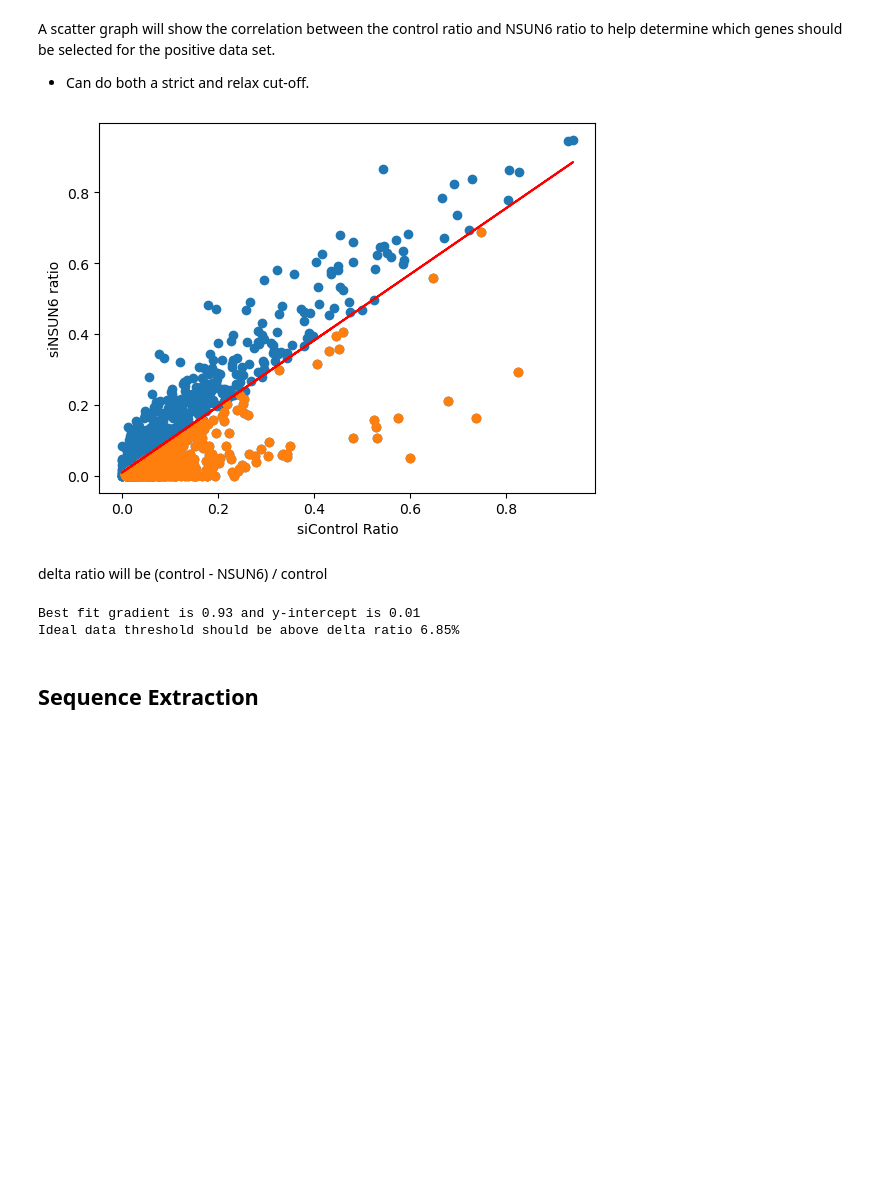
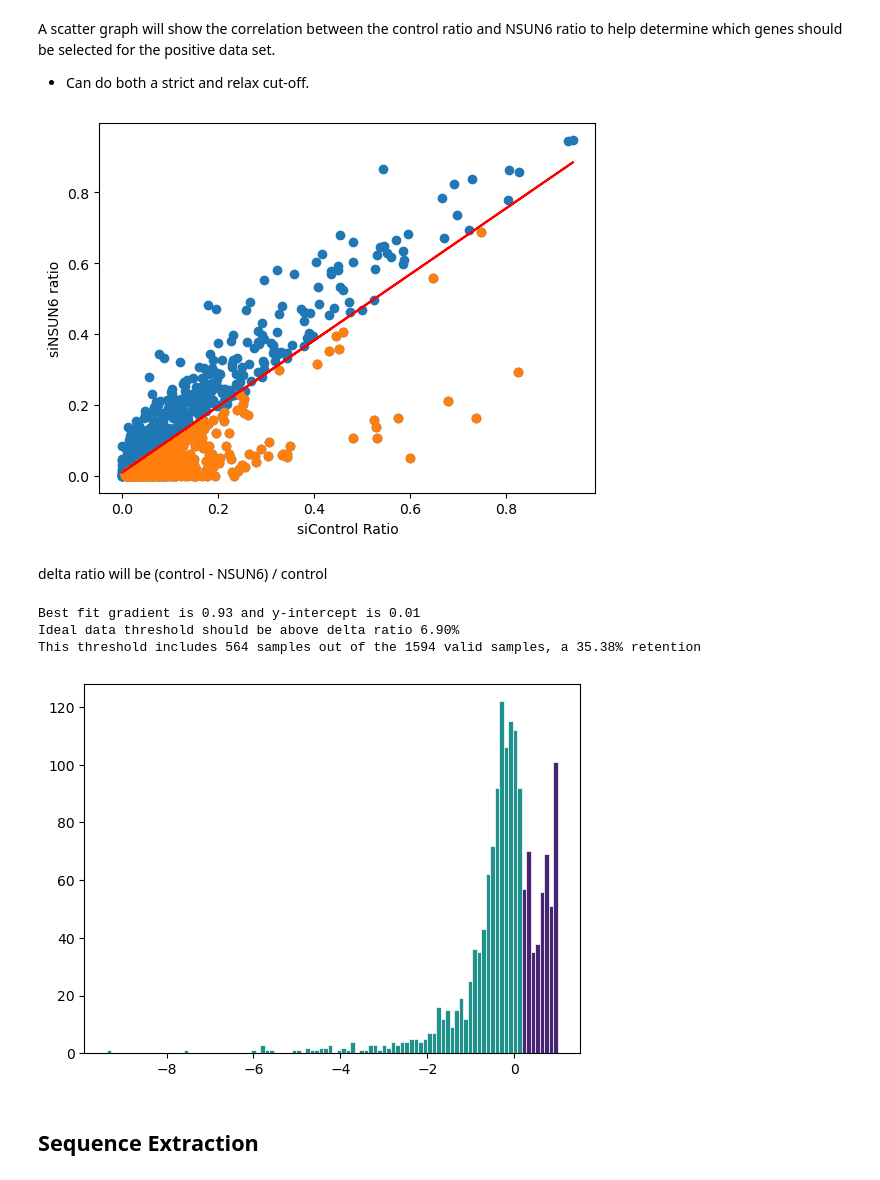
Before and after one commit to EvenJoels/MLRNAProject, a Jupyter notebook: UBS-SeqDemoTask/sequence_extraction.ipynb, the cells around one changed output. Saved outputs shown, nothing was run; the diff lists cells and outputs as text; code cells hidden in the pictures; blank space fills up the shorter version.

```diff
--- a/UBS-SeqDemoTask/sequence_extraction.ipynb
+++ b/UBS-SeqDemoTask/sequence_extraction.ipynb
@@ -28,6 +67,7 @@ The data needs to be filtered to remove genes that were not sampled enough to be
 # %%
 ubsseq_data_sample_count = ubsseq_data_raw[['unconverted', 'converted']].sum(axis=1)
 ubsseq_data_significant = ubsseq_data_raw[ubsseq_data_sample_count > sample_count_threshold]
+ubsseq_data_significant = ubsseq_data_significant[ubsseq_data_significant['chrom'] != 'MT']
 ubsseq_data_significant_shape = ubsseq_data_significant.shape
 print(f"Filtered data contains {ubsseq_data_significant_shape[0]} genes out of an initial {ubsseq_data_raw_shape[0]} genes, a {ubsseq_data_significant_shape[0]/ubsseq_data_raw_shape[0]*100:.2f}% retention")
 # %% [output]
@@ -53,15 +93,43 @@ plt.scatter(gene_search['ratio_siControl'], gene_search['ratio_siNSUN6'], label=
 
 plt.show()
 # %% [output]
-[figure, old version]
+[figure, new version]
 # %% [markdown]
 delta ratio will be (control - NSUN6) / control
 # %%
 print(f"Best fit gradient is {a:.2f} and y-intercept is {b:.2f}")
-print(f"Ideal data threshold should be above delta ratio {(1-a) * 100:.2f}%")
+ideal_delta_threshold = 1 - a
+print(f"Ideal data threshold should be above delta ratio {(ideal_delta_threshold) * 100:.2f}%")
+ubsseq_data_likely_NSUN6_modified = ubsseq_data_significant[ubsseq_data_significant['delta_ratio'] > ideal_delta_threshold]
+ubsseq_data_likely_NSUN6_modified_shape = ubsseq_data_likely_NSUN6_modified.shape
+print(f"This threshold includes {ubsseq_data_likely_NSUN6_modified_shape[0]} samples out of the {ubsseq_data_significant_shape[0]} valid samples, a {ubsseq_data_likely_NSUN6_modified_shape[0]/ubsseq_data_significant_shape[0]*100:.2f}% retention")
+
+### Data clean
+ubsseq_data_likely_NSUN6_modified=ubsseq_data_likely_NSUN6_modified.drop([
+    'gene_type','gene_pos','unconverted','converted','ratio_siControl','ratio_siNSUN6','delta_ratio'
+    ], axis=1)
 # %% [output]
 Best fit gradient is 0.93 and y-intercept is 0.01
-Ideal data threshold should be above delta ratio 6.85%
+Ideal data threshold should be above delta ratio 6.90%
+This threshold includes 564 samples out of the 1594 valid samples, a 35.38% retention
+# %%
+### distribution of data by delta ratio
+distribution_data = ubsseq_data_significant['delta_ratio']
+
+# N is the count in each bin, bins is the lower-limit of the bin
+N, bins, patches = plt.hist(distribution_data.to_list(), bins=100, linewidth=0.5, edgecolor="white")
+
+# Now, we'll loop through our objects and set the color of each accordingly
+for thisbin, thispatch in zip(bins, patches):
+    if(thisbin > ideal_delta_threshold):
+        color = plt.cm.viridis(0.1)
+    else:
+        color = plt.cm.viridis(0.5)
+    thispatch.set_facecolor(color)
+
+plt.show()
+# %% [output]
+[figure, added]
 # %% [markdown]
 
 ## Sequence Extraction
```
Also changed, not shown: parts of 6 cells of this notebook, 1 other file.
